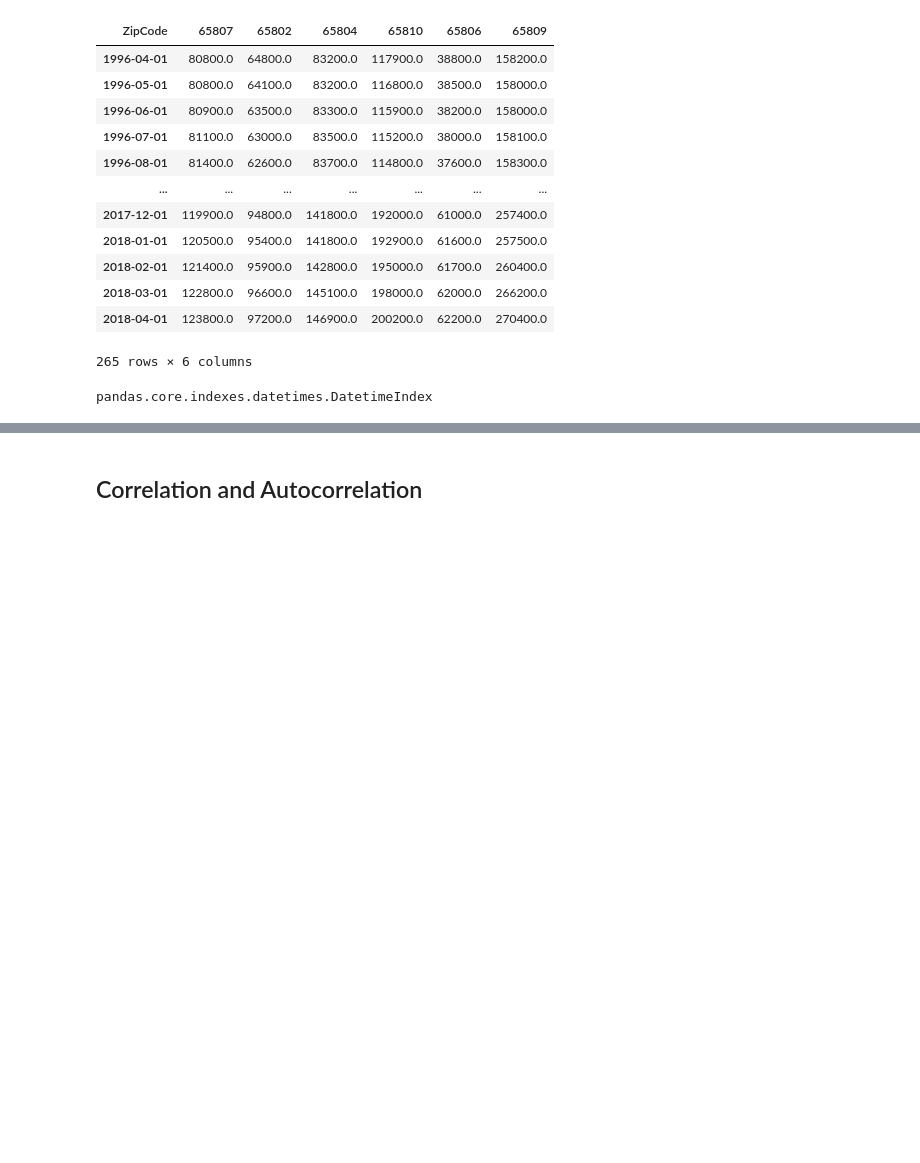
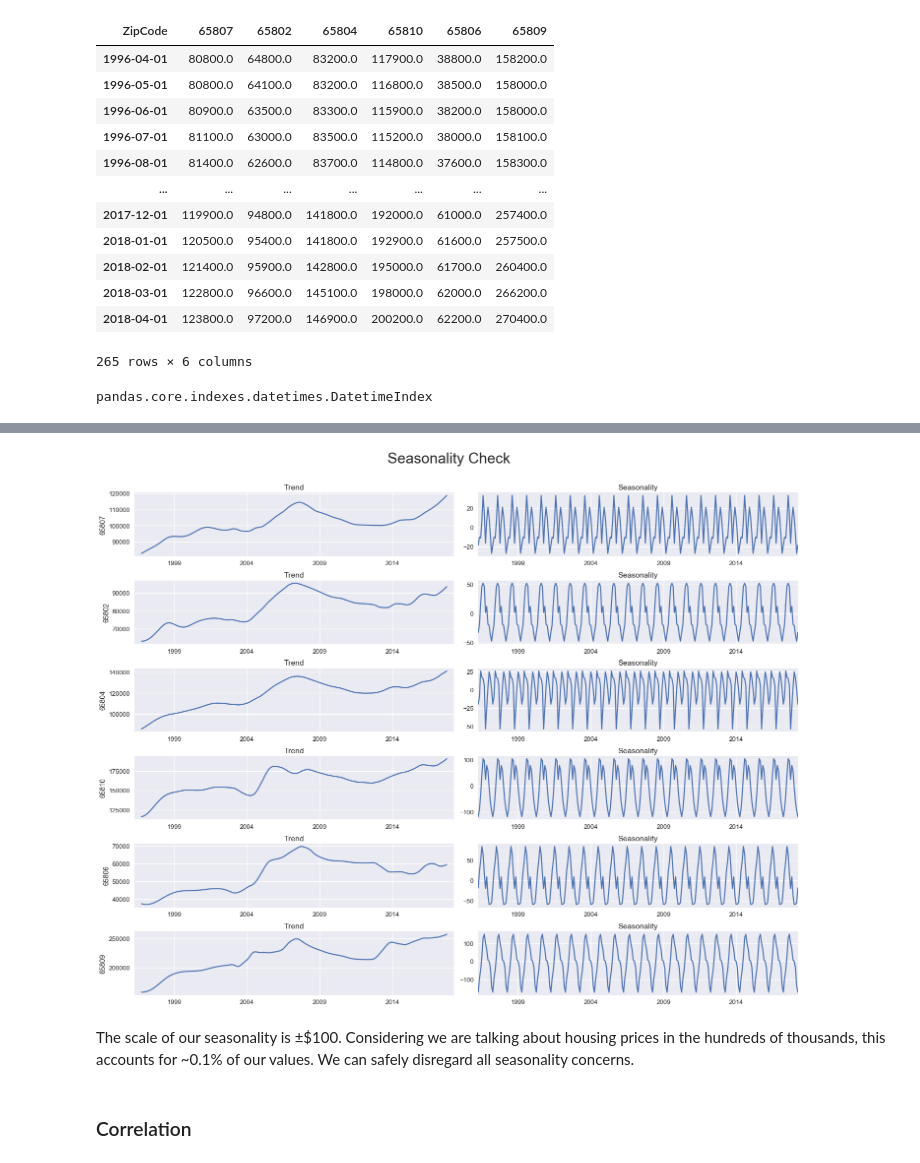
Before and after one commit to tjkim614/springfield_housing_analysis, a Jupyter notebook: 1-Exploratory-Data-Analysis.ipynb, the cells around one changed output, grey strips where cells are left out. Cells and saved outputs as stored; diff of their text form; code cells hidden in the pictures; blank space fills up the shorter version.

```diff
--- a/1-Exploratory-Data-Analysis.ipynb
+++ b/1-Exploratory-Data-Analysis.ipynb
@@ -143,2 +228,23 @@ plt.show()
+# %%
+n = len(springfield.columns)
+fig, axs = plt.subplots(n, 2, figsize=(20, 15))
+fig.suptitle('Seasonality Check', y=1.05, fontsize=30)
+
+for i, col in enumerate(springfield.columns):
+    decomposition = seasonal_decompose(springfield[col])
+    trend = decomposition.trend
+    seasonal = decomposition.seasonal
+
+    trend.plot(title='Trend', ax=axs[i, 0])
+    axs[i, 0].set_ylabel(col)
+    seasonal.plot(title='Seasonality', ax=axs[i, 1])
+
+plt.tight_layout()
+plt.savefig('visualizations/seasonality.png')
+plt.show()
+# %% [output]
+[figure, added]
+# %% [markdown]
+The scale of our seasonality is ±$100. Considering we are talking about housing prices in the hundreds of thousands, this accounts for ~0.1% of our values. We can safely disregard all seasonality concerns.
 # %% [markdown]
-## Correlation and Autocorrelation
+### Correlation
```
Also changed, not shown: parts of 24 cells of this notebook, 12 other files.
